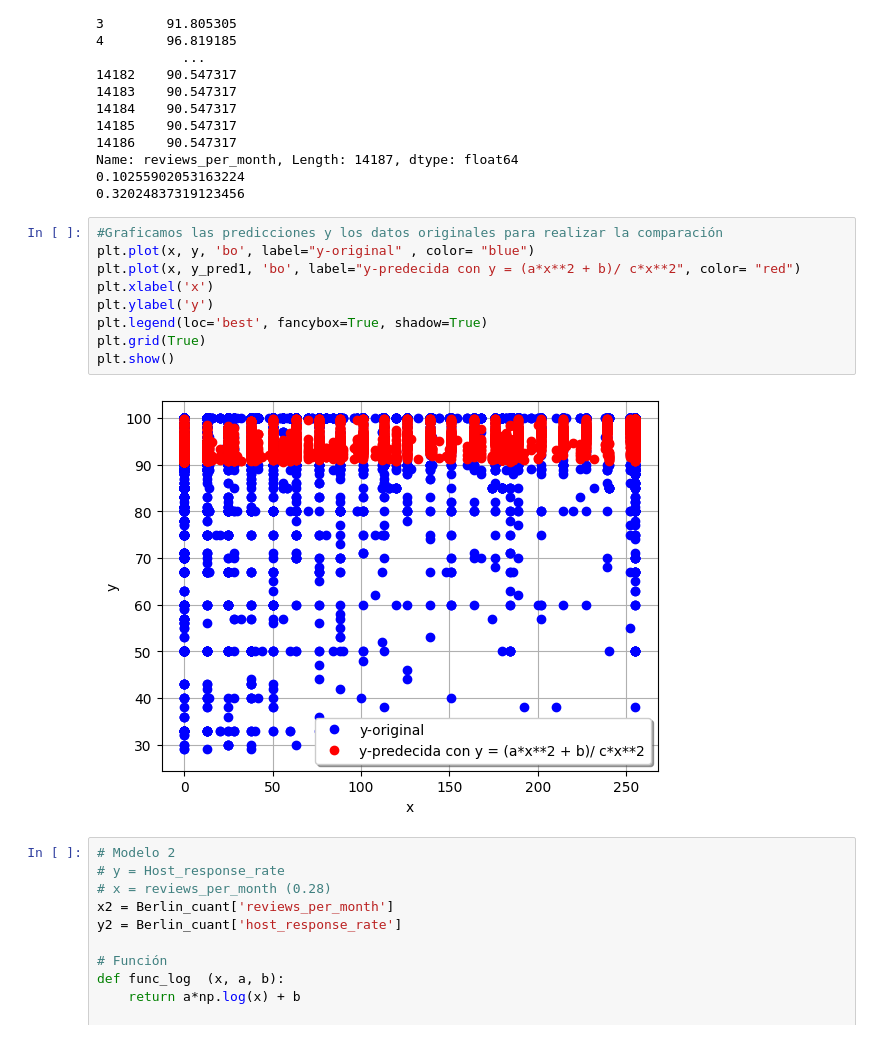
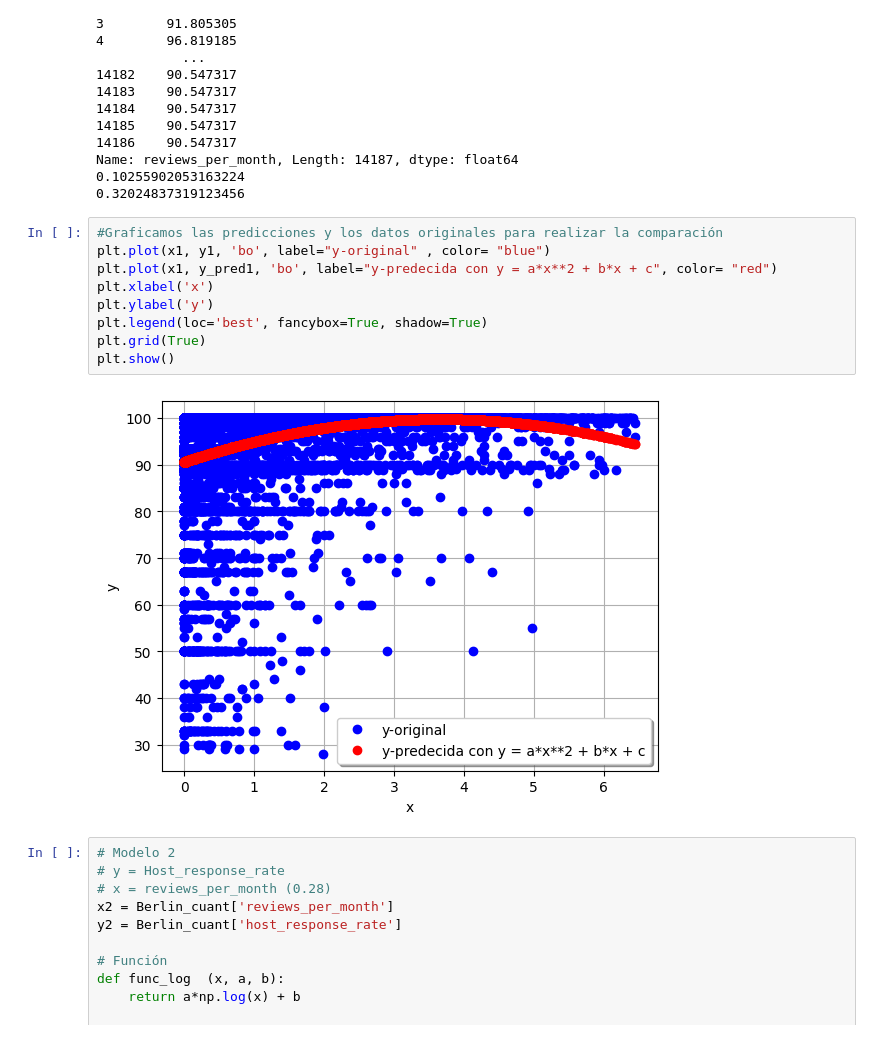
Before and after one commit to Raydays55/Regresion-No-Lineal, a Jupyter notebook: Act2.ipynb, the cells around one changed output. Cells and saved outputs as stored; diff of their text form.

```diff
--- a/Act2.ipynb
+++ b/Act2.ipynb
@@ -151,15 +151,15 @@ Name: reviews_per_month, Length: 14187, dtype: float64
 0.32024837319123456
 # %%
 #Graficamos las predicciones y los datos originales para realizar la comparación
-plt.plot(x, y, 'bo', label="y-original" , color= "blue")
-plt.plot(x, y_pred1, 'bo', label="y-predecida con y = (a*x**2 + b)/ c*x**2", color= "red")
+plt.plot(x1, y1, 'bo', label="y-original" , color= "blue")
+plt.plot(x1, y_pred1, 'bo', label="y-predecida con y = a*x**2 + b*x + c", color= "red")
 plt.xlabel('x')
 plt.ylabel('y')
 plt.legend(loc='best', fancybox=True, shadow=True)
 plt.grid(True)
 plt.show()
 # %% [output]
-[figure, old version]
+[figure, new version]
 # %%
 # Modelo 2
 # y = Host_response_rate
```
Also changed, not shown: parts of 1 cell of this notebook.
